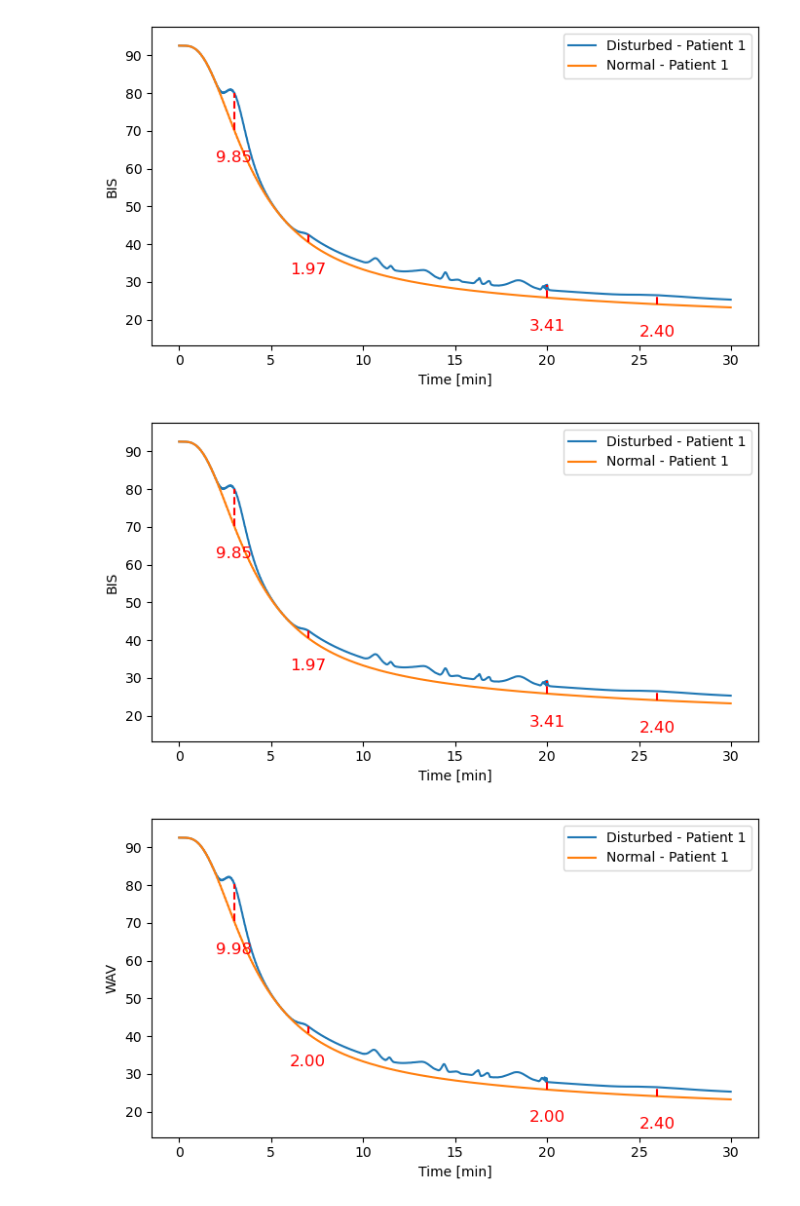
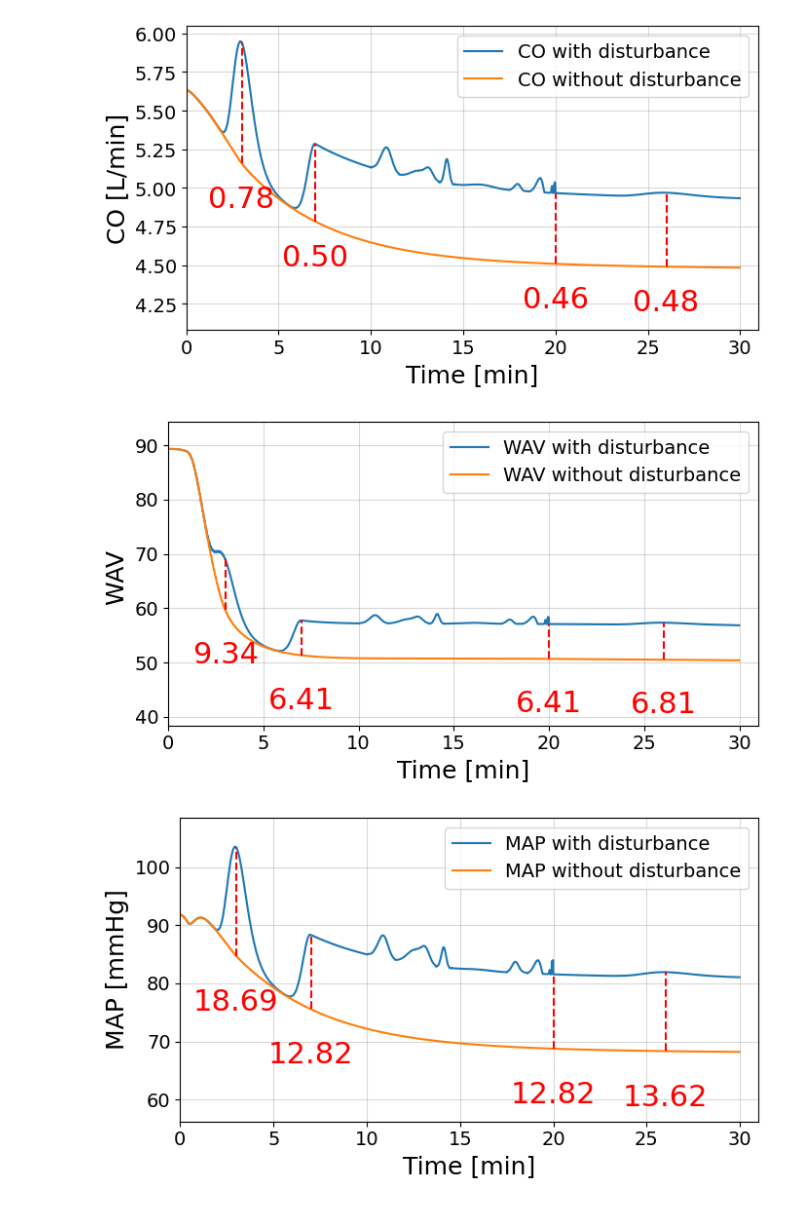
Before and after one commit to ManuMerlo/AReS-Anesthesia-Response-Simulator, a Jupyter notebook: python/notebooks/disturbance.ipynb, the cells around one changed output. Saved outputs shown, nothing was run; the diff lists cells and outputs as text; code cells hidden in the pictures.

```diff
--- a/python/notebooks/disturbance.ipynb
+++ b/python/notebooks/disturbance.ipynb
@@ -45,9 +23,0 @@ results = simulator.get_patient_results()
-# %%
-for start, value in stimuli.items():
-    type, duration, params = value
-    print(f"Disturbance: {type.name}")
-    for key in ground_truth.keys():
-        diff = results[key][0][start+duration] - results[key][1][start+duration]
-        if type in [DisturbanceType.SKIN_MANIPULATION, DisturbanceType.SUTURE]:
-            diff -= ground_truth[key]
-        print(f"    Parameter: {names[key]}: {diff}")
@@ -127,16 +59,17 @@ for idx, k in enumerate([patient_id, patient_id, patient_id,patient_id]):
 # Fetch all results after simulations
 results = simulator.get_patient_results()
 # %%
-
+name = {'_CO_all': 'CO', '_WAV_all': 'WAV', '_MAP_all': 'MAP', '_HR_all': 'HR', '_cp_prop_all': 'cp_prop', '_cp_remi_all': 'cp_remi'}
+units = {'_CO_all': '[L/min]', '_WAV_all': '', '_MAP_all': '[mmHg]', '_HR_all': '[bpm]', '_cp_prop_all': '[μg/mL]', '_cp_remi_all': '[ng/mL]'}
 # Compare disturbed (i) vs undisturbed (i+1) for each pair
 for i in range(0, 4, 2):
     print(f"\nPatient {patient_id}")
     for start, value in stimuli.items():
         disturbance_type, duration, params = value
         print(f" Disturbance: {disturbance_type.name}")
-        for key in ground_truth:
+        for key in name:
             disturbed = results[key][i][start + duration]
             normal = results[key][i + 1][start + duration]
             diff = disturbed - normal
-            print(f"    {names[key]}: {diff:.2f}")
+            print(f"    {name[key]}: {diff:.2f}")
 # %% [output]
@@ -160,26 +93,42 @@ Patient 1
 # %%
-for key in ground_truth.keys():
-    for i in range(0, 4, 2):
+num_samples = len(results['_WAV_all'][0])
+t = np.arange(num_samples) / 60
+for key in name.keys():
+    for i in range(0, 2, 2):
         fig, ax = plt.subplots(figsize=(7, 4))
-        ax.plot(t,results[key][i], label='Disturbed - Patient ' + str(patient_id))
-        ax.plot(t,results[key][i+1], label='Normal - Patient ' + str(patient_id))
-        ax.set_ylim(min(results[key][i+1]) - 10, max(results[key][i]) + 5)
+        ax.plot(t,results[key][i], label=f'{name[key]} with disturbance')
+        ax.plot(t,results[key][i+1], label=f'{name[key]} without disturbance')
+        ax.set_xlim(0, t[-1]+1)
+        if key == '_CO_all':
+            ax.set_ylim(min(results[key][i+1]) - 0.4, max(results[key][i]) + 0.1)
+            text_offset = 0.1
+        elif key in ['_cp_prop_all', '_cp_remi_all']:
+            ax.set_ylim(0, max(results[key][i]) + 1)
+        else:
+            ax.set_ylim(min(results[key][i+1]) - 12, max(results[key][i]) + 5)
+            text_offset = 5
+        if key in ['_cp_prop_all', '_cp_remi_all']:
+            pass
+        else:
+            for start, value in stimuli.items():
+                type, duration, params = value
+                x = math.floor((start + duration) / 60)
+                y_max = results[key][i][start + duration]
+                y_min = results[key][i+1][start + duration]
+                ax.vlines(x=x, ymin=y_min, ymax=y_max, color='red', linestyle='--')
+                delta_y = (max(results[key][i]) - min(results[key][i+1])) / 8
+                ax.text(x, y_min - delta_y - text_offset, f"{(y_max-y_min):.2f}", color='red', fontsize=22, ha='center')
 
-        for start, value in stimuli.items():
-            type, duration, params = value
-            x = math.floor((start + duration) / 60)
-            y_max = results[key][i][start + duration]
-            y_min = results[key][i+1][start + duration]
-            ax.vlines(x=x, ymin=y_min, ymax=y_max, color='red', linestyle='--')
-            delta_y = (max(results[key][i]) - min(results[key][i+1])) / 8
-            ax.text(x, y_min - delta_y, f"{(y_max-y_min):.2f}", color='red', fontsize=12, ha='center')
-
-        ax.set_xlabel('Time [min]')
-        ax.set_ylabel(names[key])
-        ax.legend()
+        ax.set_xlabel('Time [min]',fontsize=18)
+        ax.set_ylabel(f'{name[key]} {units[key]}', fontsize=18)
+        ax.legend(fontsize=14)
+        plt.grid(axis='both', color='gray', alpha=0.3)
+        plt.xticks(fontsize=14)
+        plt.yticks(fontsize=14)
         plt.tight_layout()
+        plt.savefig(f'{name[key]}_with_and_without_disturbance.pdf', format='pdf')
         plt.show()
 # %% [output]
-[figure, old version]
+[figure, new version]
-[figure, old version]
+[figure, new version]
-[figure, old version]
+[figure, new version]
```
Also changed, not shown: parts of 13 cells of this notebook, 1 other file.
